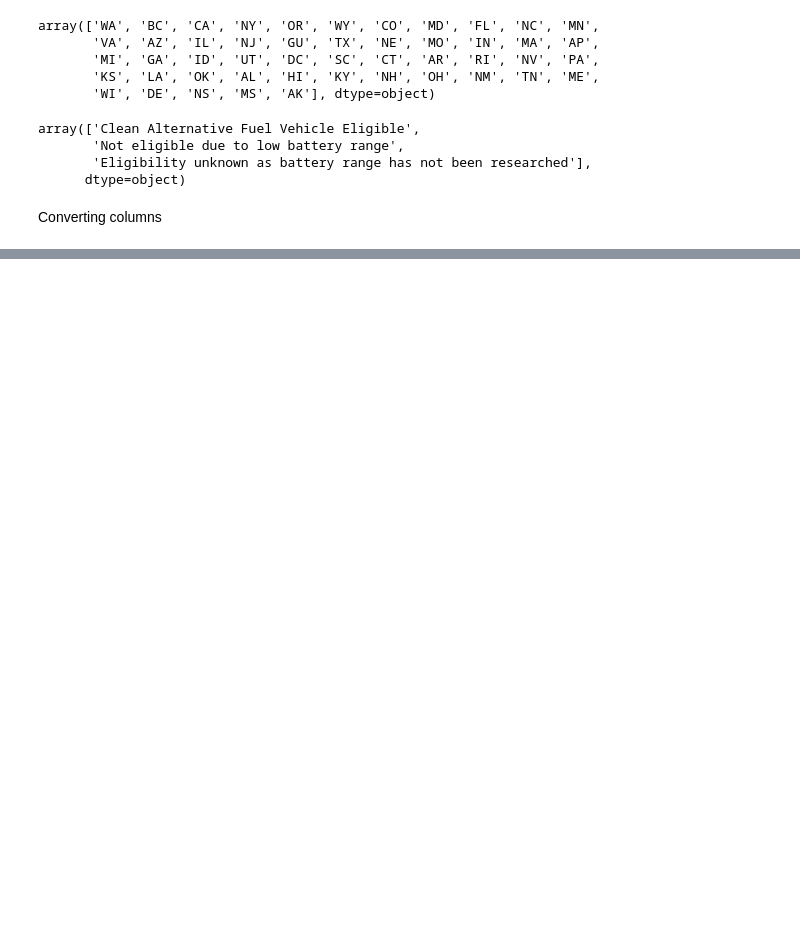
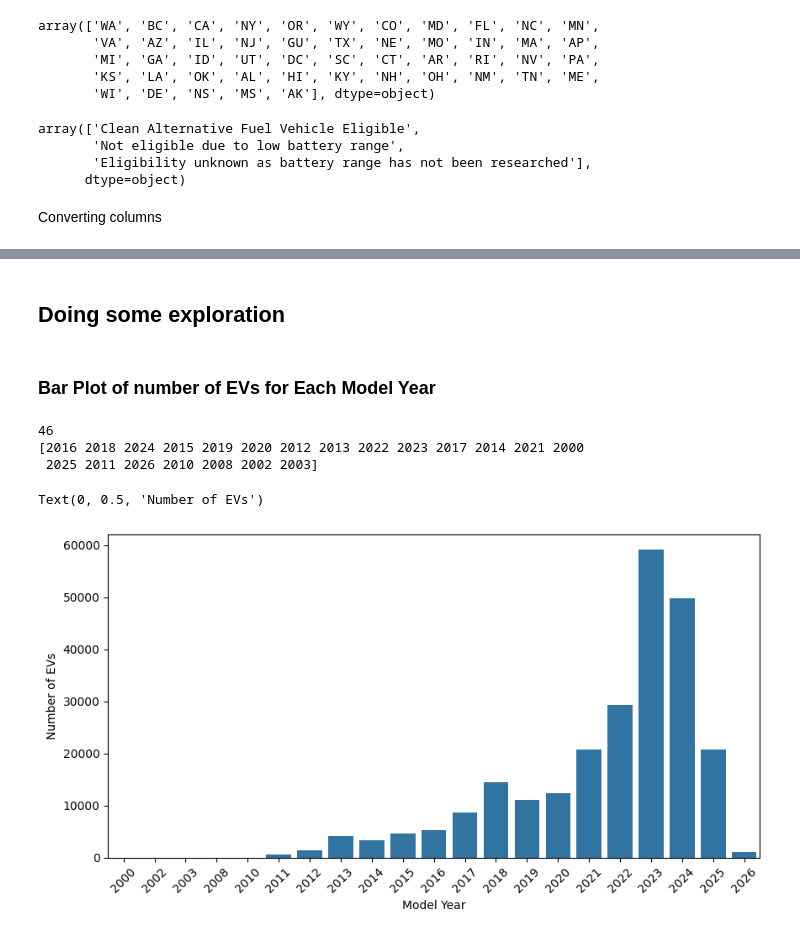
Before and after one commit to ccthatsme/assignment3, a Jupyter notebook: introduction.ipynb, the cells around one changed output, grey strips where cells are left out. Cells and saved outputs as stored; diff of their text form; code cells hidden in the pictures; blank space fills up the shorter version.

```diff
--- a/introduction.ipynb
+++ b/introduction.ipynb
@@ -100,0 +95,16 @@ memory usage: 27.8+ MB
+# %%
+north_america = ['TESLA', 'JEEP', 'FORD', 'CHEVROLET', 'RIVIAN', 'CHRYSLER', 'CADILLAC', 'LINCOLN', 'DODGE', 'GMC', 'LUCID', 'FISKER', 'MULLEN AUTOMOTIVE INC.', 'BRIGHTDROP', 'RAM', 'AZURE DYNAMICS', 'WHEEGO ELECTRIC CARS']
+asia = ['NISSAN', 'KIA', 'HYUNDAI', 'MAZDA', 'TOYOTA', 'SUBARU', 'LEXUS', 'HONDA', 'MITSUBISHI', 'ACURA', 'GENESIS', 'VINFAST']
+europe = ['FIAT', 'AUDI', 'PORSCHE', 'BMW', 'POLESTAR', 'VOLVO', 'MINI', 'MERCEDES-BENZ', 'VOLKSWAGEN', 'ALFA ROMEO', 'SMART', 'JAGUAR', 'LAND ROVER', 'LAMBORGHINI', 'TH!NK', 'ROLLS-ROYCE', 'BENTLEY']
+def region_check(car_make):
+    if car_make in north_america:
+        return 'North America'
+    elif car_make in asia:
+        return 'Asia'
+    else:
+        return 'Europe'
+
+
+df['Region'] = df['Make'].apply(region_check)
+
+df.head()
@@ -100,0 +118,20 @@ memory usage: 27.8+ MB
+# %% [markdown]
+## Doing some exploration
+# %% [markdown]
+### Bar Plot of number of EVs for Each Model Year
+# %%
+print(df['Make'].nunique())
+print(df['Model Year'].unique())
+
+fig = plt.figure(figsize=(10,5))
+ax = fig.gca()
+
+sns.countplot(data=df, x='Model Year', ax=ax)
+ax.set_xticklabels(ax.get_xticklabels(), rotation=45)
+ax.set_ylabel('Number of EVs')
+# %% [output]
+46
+[2016 2018 2024 2015 2019 2020 2012 2013 2022 2023 2017 2014 2021 2000
+ 2025 2011 2026 2010 2008 2002 2003]
+Text(0, 0.5, 'Number of EVs')
+[figure, added]
```
Also changed, not shown: parts of 9 cells of this notebook.
